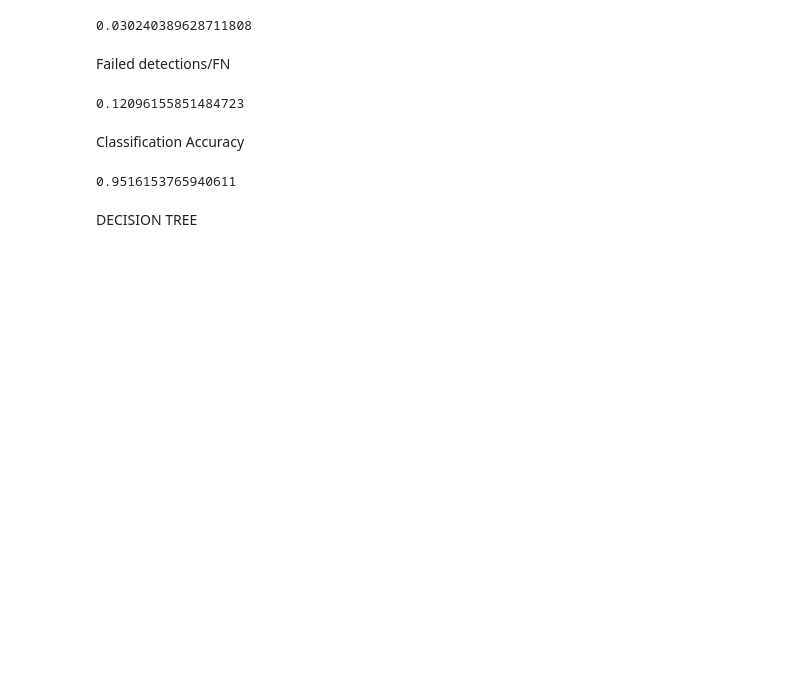
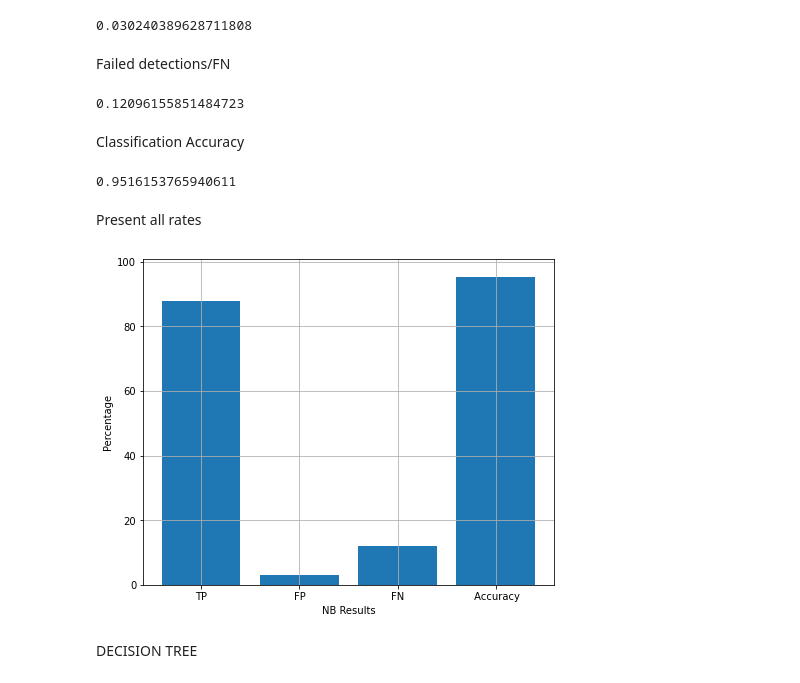
Before and after one commit to joenellis/implementation, a Jupyter notebook: dissert.ipynb, the cells around one changed output. Saved outputs shown, nothing was run; the diff lists cells and outputs as text; code cells hidden in the pictures; blank space fills up the shorter version.

Commit message:
bar chat for results

```diff
--- a/dissert.ipynb
+++ b/dissert.ipynb
@@ -644,6 +648,21 @@ Classification Accuracy
 df.da.micro_accuracy
 # %% [output]
 0.9516153765940611
+# %% [markdown]
+Present all rates
+# %%
+names = ['TP','FP','FN',' Accuracy']
+values = [87.903,3.024,12.096,95.161]
+f = plt.figure(figsize=(25,6),num=10)
+plt.subplot(131)
+plt.ylim(0,101)
+plt.xlabel('NB Results')
+plt.bar(names,values)
+plt.ylabel('Percentage')
+plt.grid()
+plt.show()
+# %% [output]
+[figure, added]
 # %% [markdown]
 DECISION TREE
 # %%
```
Also changed, not shown: parts of 32 cells of this notebook, 1 other file.
